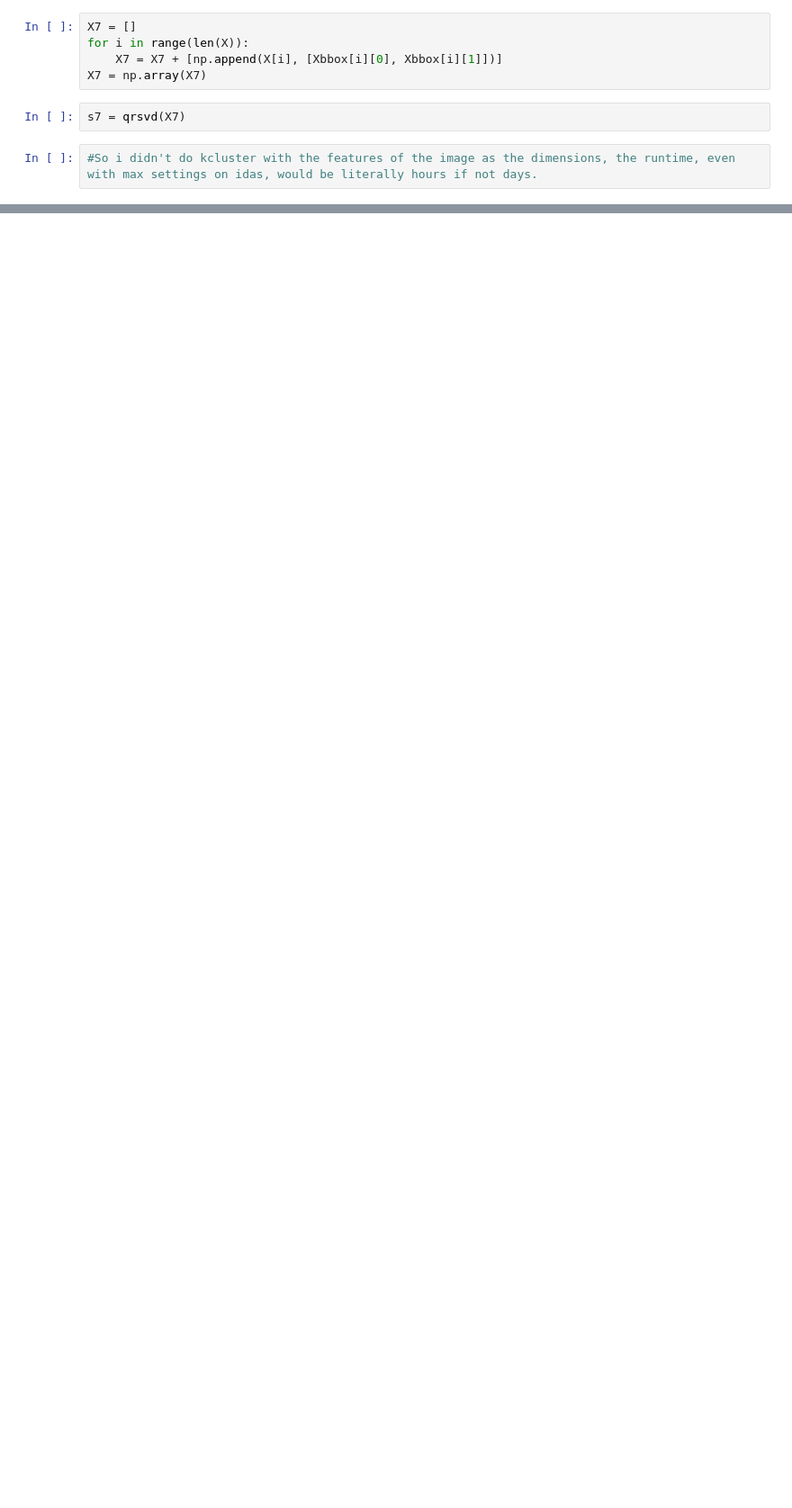
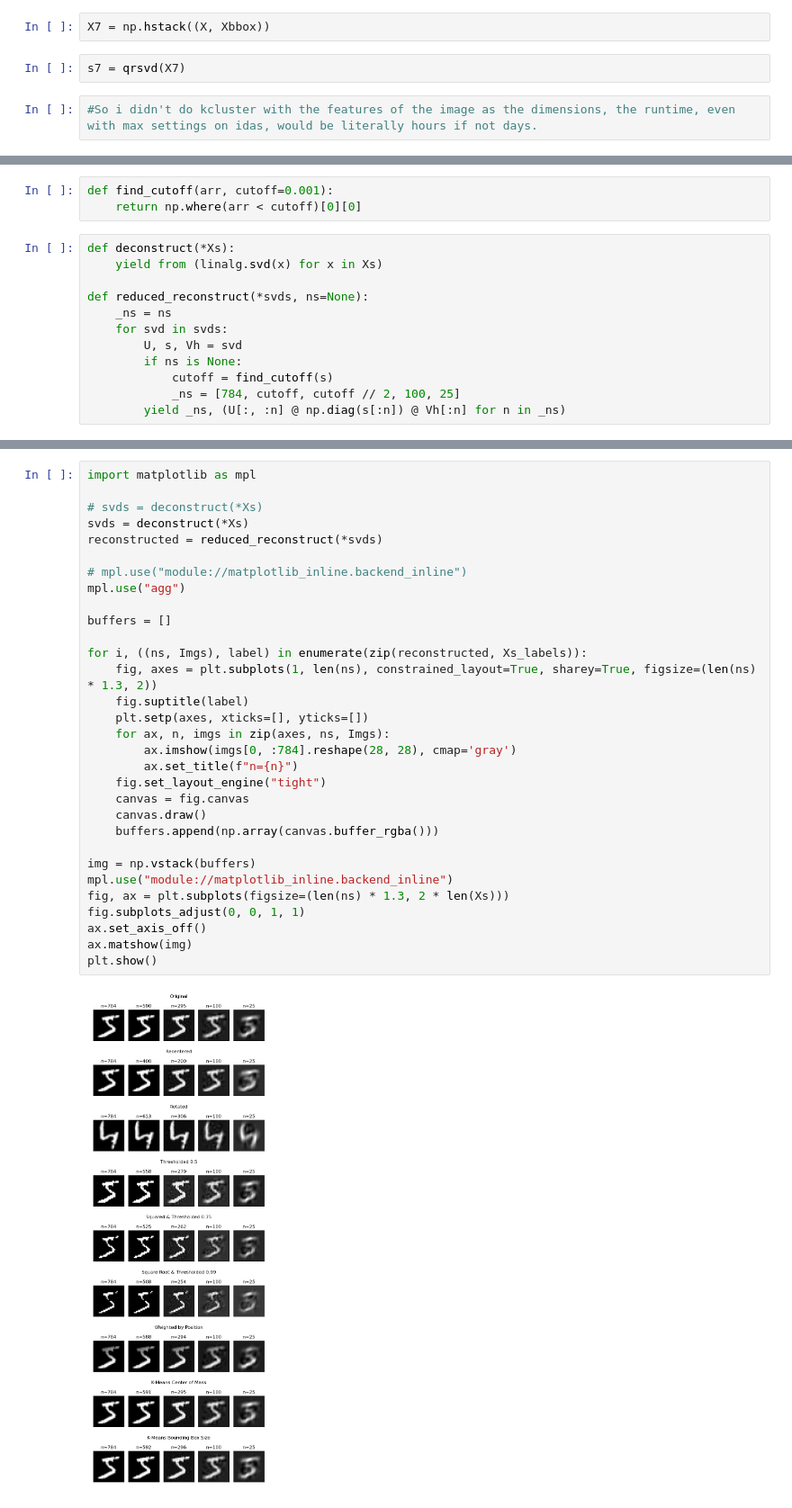
Before and after one commit to maneeshrj/math-ml-project, a Jupyter notebook: SVD.ipynb, the cells around one changed output, grey strips where cells are left out. Shown at 90% size. Drawn from its saved outputs; the diff is of its cells as text; blank space fills up the shorter version.

Commit message:
Add image reconstruction code

```diff
--- a/SVD.ipynb
+++ b/SVD.ipynb
@@ -943,10 +940,7 @@ X6 = np.array(X6)
 # %%
 s6 = qrsvd(X6)
 # %%
-X7 = []
-for i in range(len(X)):
-    X7 = X7 + [np.append(X[i], [Xbbox[i][0], Xbbox[i][1]])]
-X7 = np.array(X7)
+X7 = np.hstack((X, Xbbox))
 # %%
 s7 = qrsvd(X7)
 # %%
@@ -962,0 +980,15 @@ plot_singular_values(
+# %%
+def find_cutoff(arr, cutoff=0.001):
+    return np.where(arr < cutoff)[0][0]
+# %%
+def deconstruct(*Xs):
+    yield from (linalg.svd(x) for x in Xs)
+
+def reduced_reconstruct(*svds, ns=None):
+    _ns = ns
+    for svd in svds:
+        U, s, Vh = svd
+        if ns is None:
+            cutoff = find_cutoff(s)
+            _ns = [784, cutoff, cutoff // 2, 100, 25]
+        yield _ns, (U[:, :n] @ np.diag(s[:n]) @ Vh[:n] for n in _ns)
@@ -962,0 +1027,33 @@ plot_singular_values(
+# %%
+import matplotlib as mpl
+
+# svds = deconstruct(*Xs)
+svds = deconstruct(*Xs)
+reconstructed = reduced_reconstruct(*svds)
+
+# mpl.use("module://matplotlib_inline.backend_inline")
+mpl.use("agg")
+
+buffers = []
+
+for i, ((ns, Imgs), label) in enumerate(zip(reconstructed, Xs_labels)):
+    fig, axes = plt.subplots(1, len(ns), constrained_layout=True, sharey=True, figsize=(len(ns) * 1.3, 2))
+    fig.suptitle(label)
+    plt.setp(axes, xticks=[], yticks=[])
+    for ax, n, imgs in zip(axes, ns, Imgs):
+        ax.imshow(imgs[0, :784].reshape(28, 28), cmap='gray')
+        ax.set_title(f"n={n}")
+    fig.set_layout_engine("tight")
+    canvas = fig.canvas
+    canvas.draw()
+    buffers.append(np.array(canvas.buffer_rgba()))
+
+img = np.vstack(buffers)
+mpl.use("module://matplotlib_inline.backend_inline")
+fig, ax = plt.subplots(figsize=(len(ns) * 1.3, 2 * len(Xs)))
+fig.subplots_adjust(0, 0, 1, 1)
+ax.set_axis_off()
+ax.matshow(img)
+plt.show()
+# %% [output]
+[figure, added]
```
Also changed, not shown: parts of 4 cells of this notebook.
